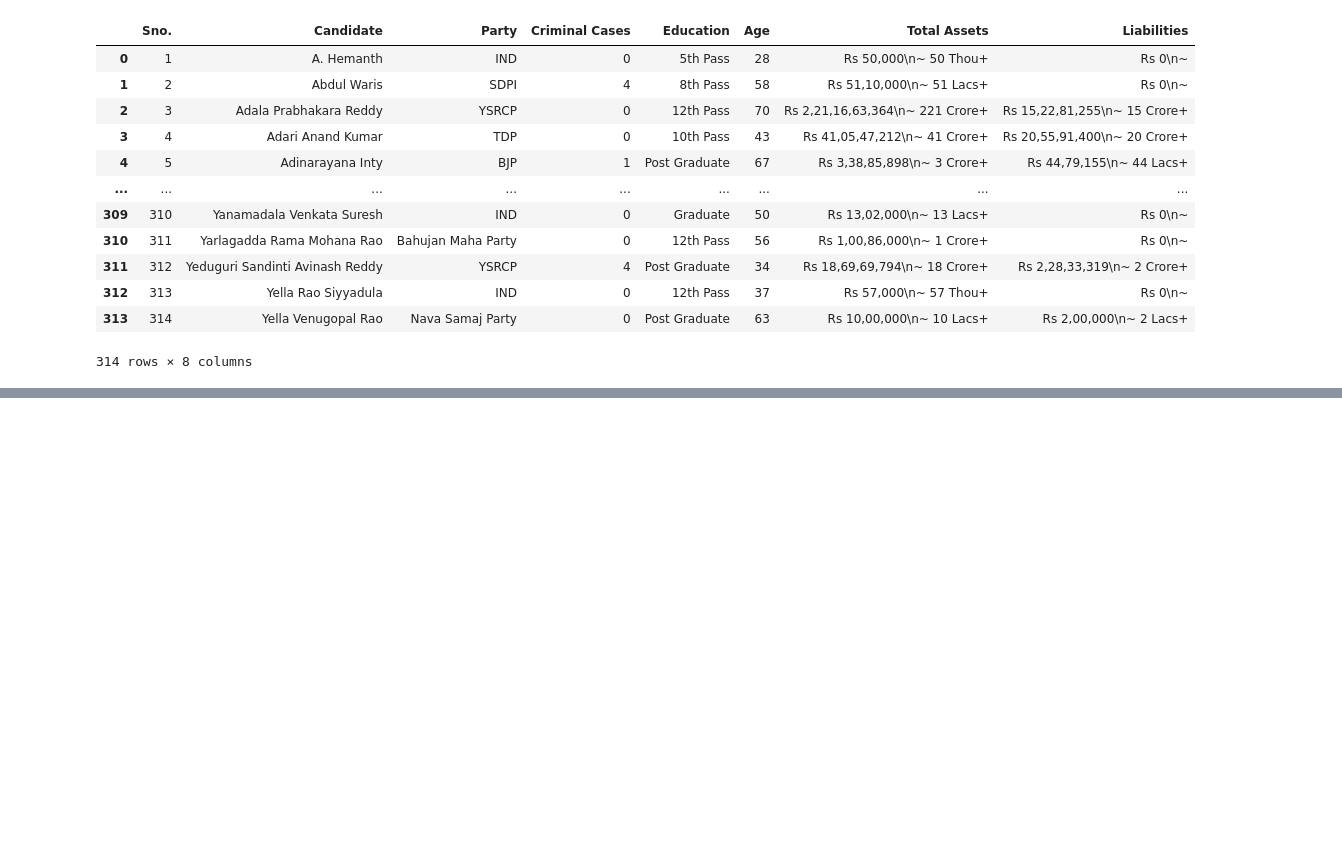
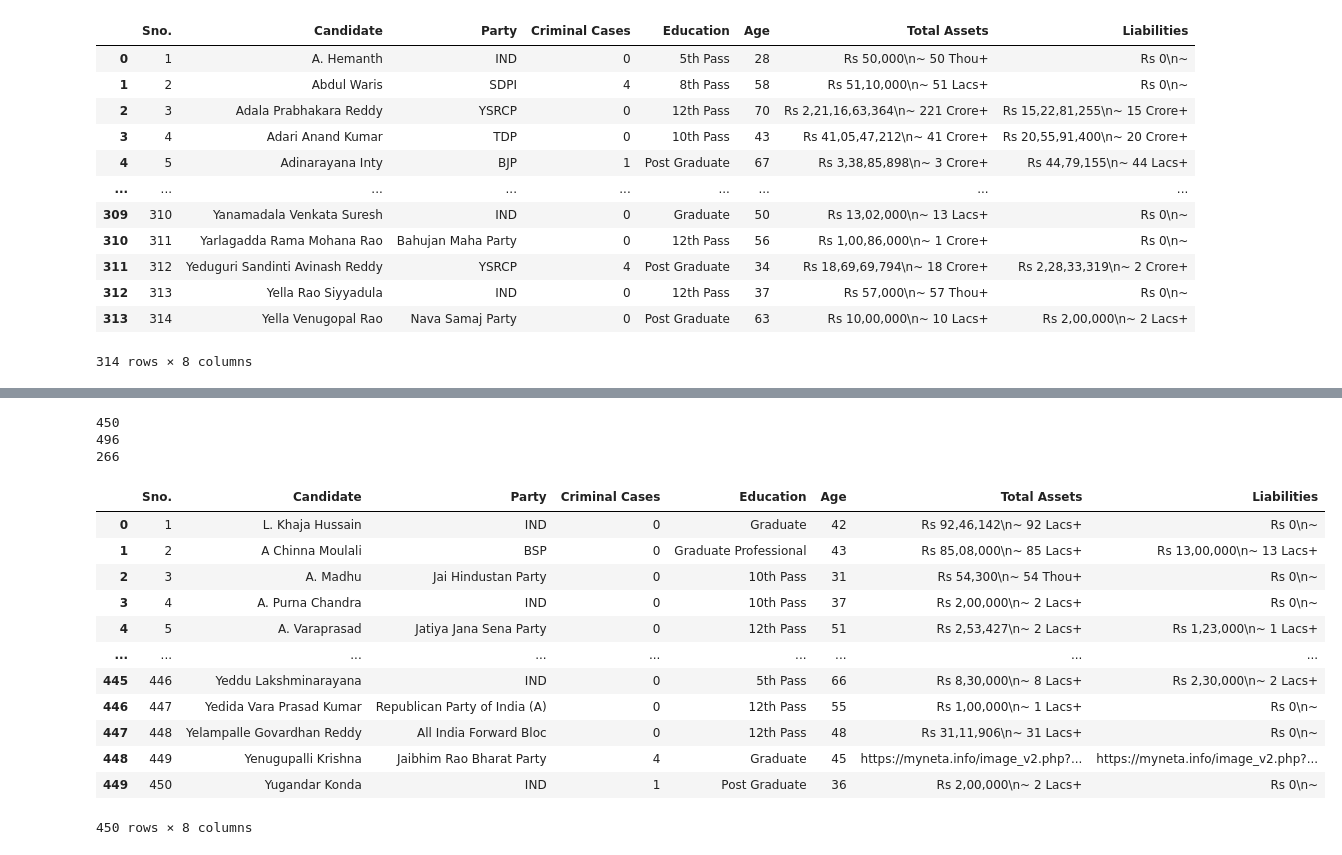
Before and after one commit to iitm-da25b007/MPs-assets, a Jupyter notebook: data_scraper.ipynb, the cells around one changed output, grey strips where cells are left out. Cells and saved outputs as stored; diff of their text form; code cells hidden in the pictures; blank space fills up the shorter version.

Commit message:
scraped and added data of 2024 elections

```diff
--- a/data_scraper.ipynb
+++ b/data_scraper.ipynb
@@ -251,0 +264,12 @@ Scraping the winner list from wikipedia
+# %%
+url_dict_24 = {}
+found = 0
+for card in soup_24.find_all("div", class_="w3-dropdown-click w3-block"):
+    state = card.find("button").get_text(strip=True)
+    if state not in states:
+        continue
+    found+=1
+    url_dict_24[state] = card.find("a", class_="w3-bar-item w3-button w3-padding-small").get("href", "")
+    if found == 3:
+        break
+print(url_dict_24)
@@ -251,0 +278,4 @@ Scraping the winner list from wikipedia
+# %%
+data_24 = {}
+for state in states:
+    data_24[state] = []
@@ -251,0 +336,32 @@ Scraping the winner list from wikipedia
+# %%
+print(len(data_24["ANDHRA PRADESH"]))
+print(len(data_24["BIHAR"]))
+print(len(data_24["GUJARAT"]))
+# %% [output]
+450
+496
+266
+# %%
+andhra_24 = pd.DataFrame(data_24["ANDHRA PRADESH"])
+bihar_24 = pd.DataFrame(data_24["BIHAR"])
+gujarat_24 = pd.DataFrame(data_24["GUJARAT"])
+# %%
+andhra_24 = andhra_24.rename(columns=cols_names)
+bihar_24 = bihar_24.rename(columns=cols_names)
+gujarat_24 = gujarat_24.rename(columns=cols_names)
+# %%
+andhra_24
+# %% [output]
+|  | Sno. | Candidate | Party | Criminal Cases | Education | Age | Total Assets | Liabilities |
+| 0 | 1 | L. Khaja Hussain | IND | 0 | Graduate | 42 | Rs 92,46,142\n~ 92 Lacs+ | Rs 0\n~ |
+| 1 | 2 | A Chinna Moulali | BSP | 0 | Graduate Professional | 43 | Rs 85,08,000\n~ 85 Lacs+ | Rs 13,00,000\n~ 13 Lacs+ |
+| 2 | 3 | A. Madhu | Jai Hindustan Party | 0 | 10th Pass | 31 | Rs 54,300\n~ 54 Thou+ | Rs 0\n~ |
+| 3 | 4 | A. Purna Chandra | IND | 0 | 10th Pass | 37 | Rs 2,00,000\n~ 2 Lacs+ | Rs 0\n~ |
+| 4 | 5 | A. Varaprasad | Jatiya Jana Sena Party | 0 | 12th Pass | 51 | Rs 2,53,427\n~ 2 Lacs+ | Rs 1,23,000\n~ 1 Lacs+ |
+| ... | ... | ... | ... | ... | ... | ... | ... | ... |
+| 445 | 446 | Yeddu Lakshminarayana | IND | 0 | 5th Pass | 66 | Rs 8,30,000\n~ 8 Lacs+ | Rs 2,30,000\n~ 2 Lacs+ |
+| 446 | 447 | Yedida Vara Prasad Kumar | Republican Party of India (A) | 0 | 12th Pass | 55 | Rs 1,00,000\n~ 1 Lacs+ | Rs 0\n~ |
+| 447 | 448 | Yelampalle Govardhan Reddy | All India Forward Bloc | 0 | 12th Pass | 48 | Rs 31,11,906\n~ 31 Lacs+ | Rs 0\n~ |
+| 448 | 449 | Yenugupalli Krishna | Jaibhim Rao Bharat Party | 4 | Graduate | 45 | https://myneta.info/image_v2.php?... | https://myneta.info/image_v2.php?... |
+| 449 | 450 | Yugandar Konda | IND | 1 | Post Graduate | 36 | Rs 2,00,000\n~ 2 Lacs+ | Rs 0\n~ |
+450 rows × 8 columns
```
Also changed, not shown: parts of 12 cells of this notebook, 3 other files.
